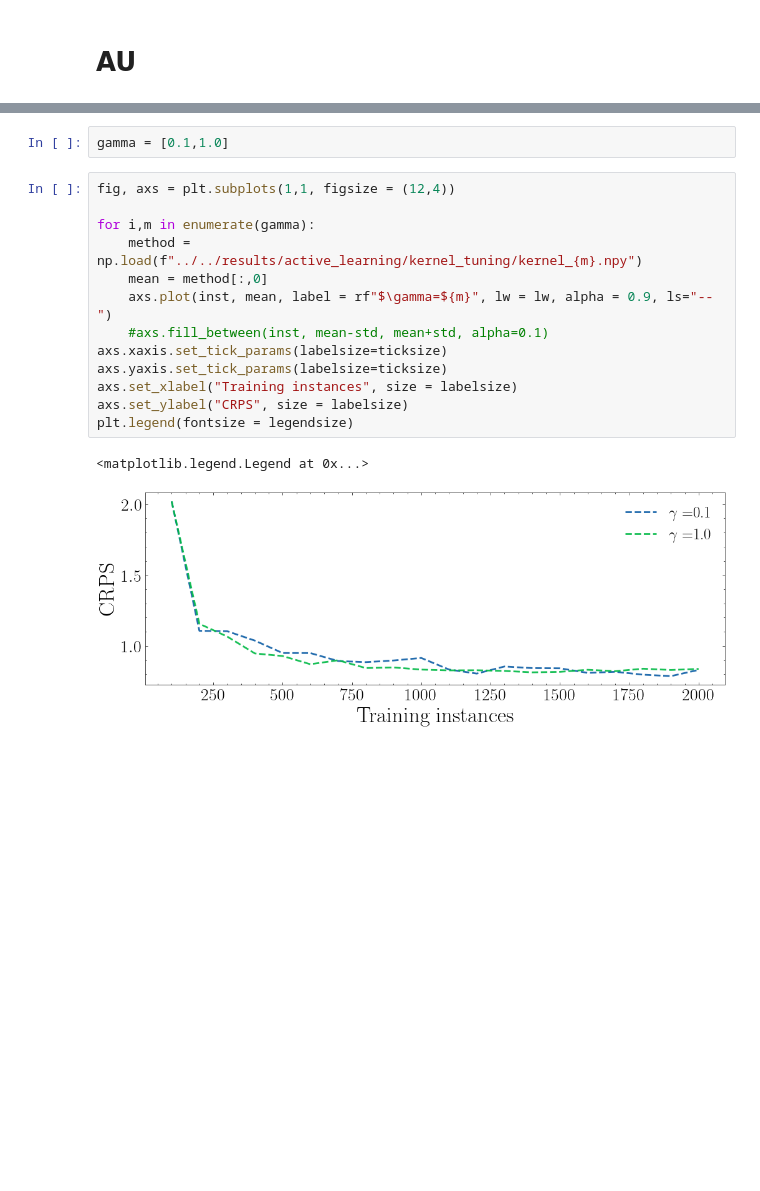
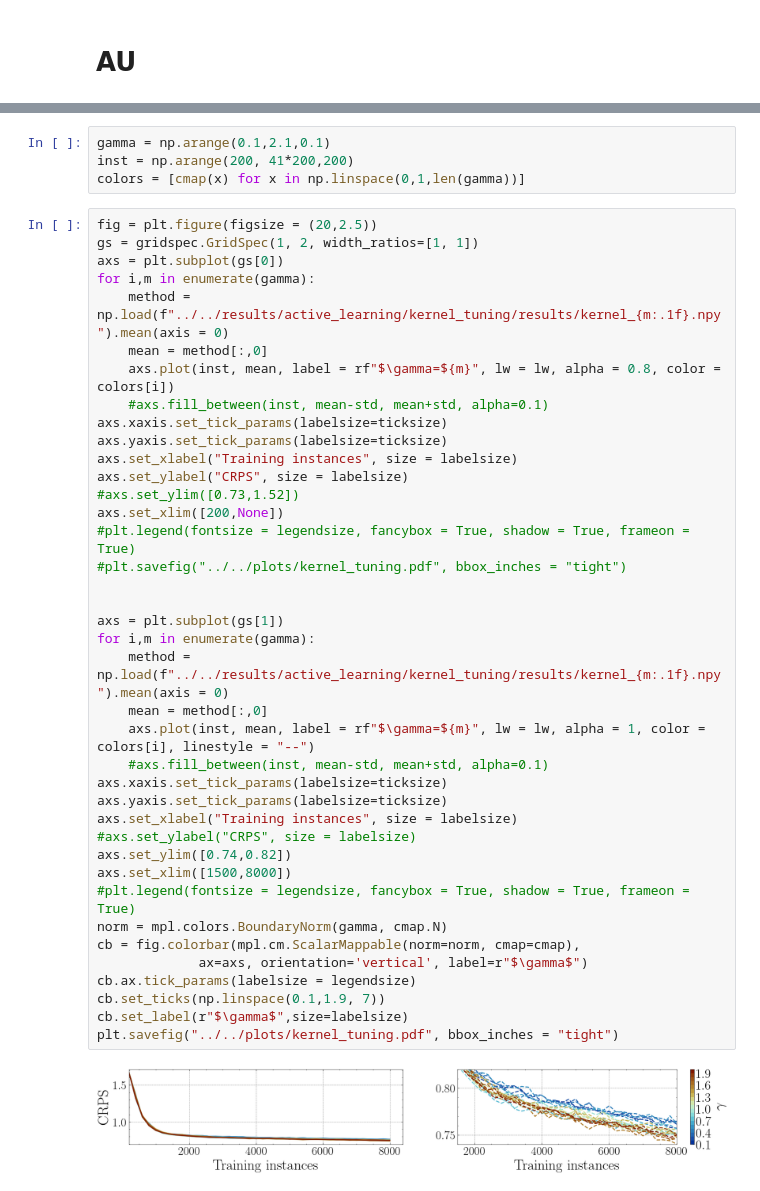
Before and after one commit to cbuelt/kernel_entropy_uq, a Jupyter notebook: experiments/active_learning/evaluate.ipynb, the cells around one changed output, grey strips where cells are left out. Saved outputs shown, nothing was run; the diff lists cells and outputs as text; blank space fills up the shorter version.

```diff
--- a/experiments/active_learning/evaluate.ipynb
+++ b/experiments/active_learning/evaluate.ipynb
@@ -183,18 +175,45 @@ plt.savefig(f"../../plots/al_comparison.pdf", bbox_inches = "tight")
 # %%
-gamma = [0.1,1.0]
+gamma = np.arange(0.1,2.1,0.1)
+inst = np.arange(200, 41*200,200)
+colors = [cmap(x) for x in np.linspace(0,1,len(gamma))]
-# %%
-fig, axs = plt.subplots(1,1, figsize = (12,4))
-
-for i,m in enumerate(gamma):
-    method = np.load(f"../../results/active_learning/kernel_tuning/kernel_{m}.npy")
-    mean = method[:,0]
-    axs.plot(inst, mean, label = rf"$\gamma=${m}", lw = lw, alpha = 0.9, ls="--")
-    #axs.fill_between(inst, mean-std, mean+std, alpha=0.1)
-axs.xaxis.set_tick_params(labelsize=ticksize)
-axs.yaxis.set_tick_params(labelsize=ticksize)
-axs.set_xlabel("Training instances", size = labelsize)
-axs.set_ylabel("CRPS", size = labelsize)
-plt.legend(fontsize = legendsize)
-# %% [output]
-<matplotlib.legend.Legend at 0x...>
-[figure, removed]
+# %%
+fig = plt.figure(figsize = (20,2.5))
+gs = gridspec.GridSpec(1, 2, width_ratios=[1, 1])
+axs = plt.subplot(gs[0])
+for i,m in enumerate(gamma):
+    method = np.load(f"../../results/active_learning/kernel_tuning/results/kernel_{m:.1f}.npy").mean(axis = 0)
+    mean = method[:,0]
+    axs.plot(inst, mean, label = rf"$\gamma=${m}", lw = lw, alpha = 0.8, color = colors[i])
+    #axs.fill_between(inst, mean-std, mean+std, alpha=0.1)
+axs.xaxis.set_tick_params(labelsize=ticksize)
+axs.yaxis.set_tick_params(labelsize=ticksize)
+axs.set_xlabel("Training instances", size = labelsize)
+axs.set_ylabel("CRPS", size = labelsize)
+#axs.set_ylim([0.73,1.52])
+axs.set_xlim([200,None])
+#plt.legend(fontsize = legendsize, fancybox = True, shadow = True, frameon = True)
+#plt.savefig("../../plots/kernel_tuning.pdf", bbox_inches = "tight")
+
+
+axs = plt.subplot(gs[1])
+for i,m in enumerate(gamma):
+    method = np.load(f"../../results/active_learning/kernel_tuning/results/kernel_{m:.1f}.npy").mean(axis = 0)
+    mean = method[:,0]
+    axs.plot(inst, mean, label = rf"$\gamma=${m}", lw = lw, alpha = 1, color = colors[i], linestyle = "--")
+    #axs.fill_between(inst, mean-std, mean+std, alpha=0.1)
+axs.xaxis.set_tick_params(labelsize=ticksize)
+axs.yaxis.set_tick_params(labelsize=ticksize)
+axs.set_xlabel("Training instances", size = labelsize)
+#axs.set_ylabel("CRPS", size = labelsize)
+axs.set_ylim([0.74,0.82])
+axs.set_xlim([1500,8000])
+#plt.legend(fontsize = legendsize, fancybox = True, shadow = True, frameon = True)
+norm = mpl.colors.BoundaryNorm(gamma, cmap.N)
+cb = fig.colorbar(mpl.cm.ScalarMappable(norm=norm, cmap=cmap),
+             ax=axs, orientation='vertical', label=r"$\gamma$")
+cb.ax.tick_params(labelsize = legendsize)
+cb.set_ticks(np.linspace(0.1,1.9, 7))
+cb.set_label(r"$\gamma$",size=labelsize)
+plt.savefig("../../plots/kernel_tuning.pdf", bbox_inches = "tight")
+# %% [output]
+[figure, added]
```
Also changed, not shown: parts of 14 cells of this notebook, 8 other files.
